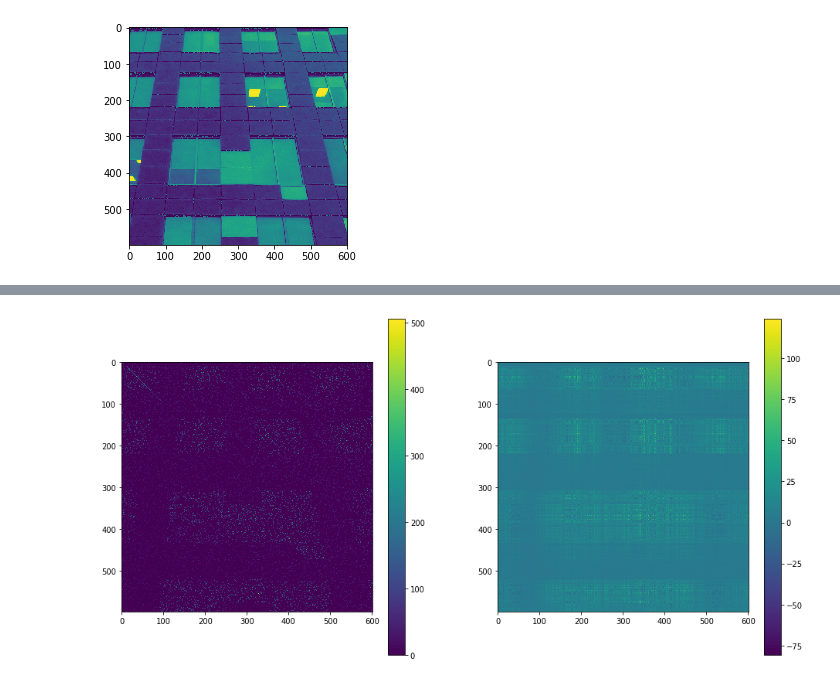
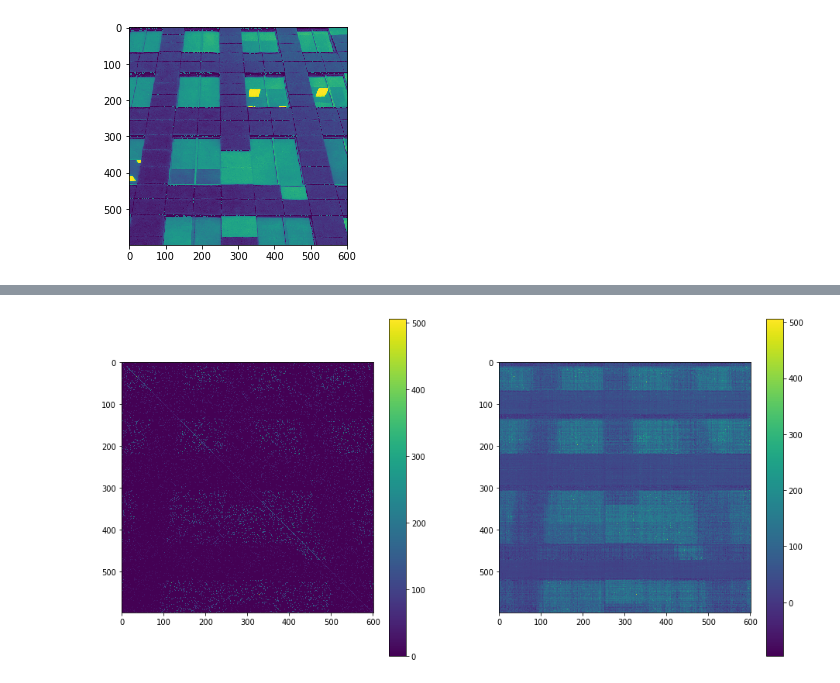
Before and after one commit to AlexanderRozhnov/matrix-filling, a Jupyter notebook: Alternating Least Square.ipynb, the cells around one changed output, grey strips where cells are left out. Cells and saved outputs as stored; diff of their text form; code cells hidden in the pictures.

```diff
--- a/Alternating Least Square.ipynb
+++ b/Alternating Least Square.ipynb
@@ -141,8 +177,8 @@ np.random.seed(25)
 row_ind = np.random.randint(0, img.shape[0], size=num)
 col_ind = np.random.randint(0, img.shape[1], size=num)
 
-row_ind = np.append(row_ind, np.arange(100))
-col_ind = np.append(col_ind, np.arange(100))
+row_ind = np.append(row_ind, np.arange(img.shape[0]))
+col_ind = np.append(col_ind, np.arange(img.shape[0]))
 
 X = sparse.csr_matrix((img[(row_ind, col_ind)], (row_ind, col_ind)), shape=img.shape)
 
@@ -150,6 +186,6 @@ for i in range(1, 5):
     X[X == 100 * i] = 100
     X[X == 255 * i] = 255
 # %%
-a = ALS(k=5, lambda_=1, max_iter=10)
+a = ALS(k=100, lambda_= 0.1, max_iter=20, missed_val=0)
 # %%
 a.fit(X)
@@ -167,13 +192,14 @@ a.fit(X)
 # %%
 plt.figure(figsize=(16, 8))
 
 plt.subplot(121)
 plt.imshow(X.toarray())
 plt.colorbar()
 
 plt.subplot(122)
-plt.imshow(a.predict())
+A = a.predict()
+plt.imshow(A)
 plt.colorbar()
 plt.show()
 # %% [output]
-[figure, old version]
+[figure, new version]
```
Also changed, not shown: parts of 27 cells of this notebook, 1 other file.
